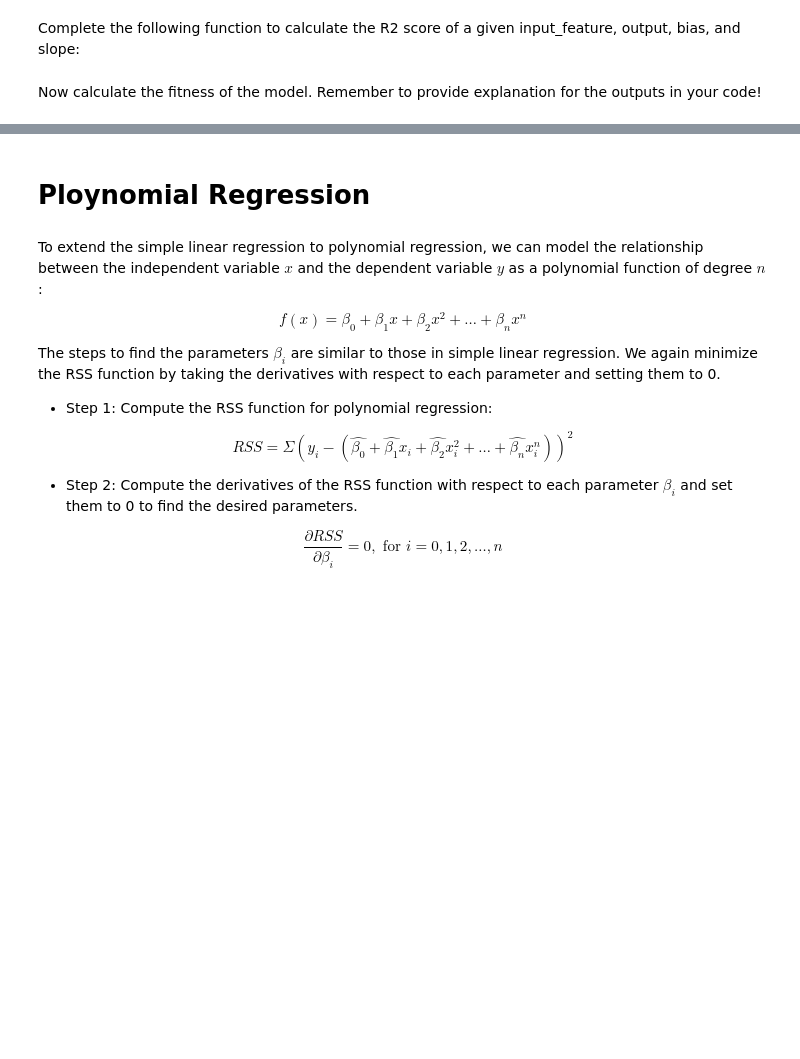
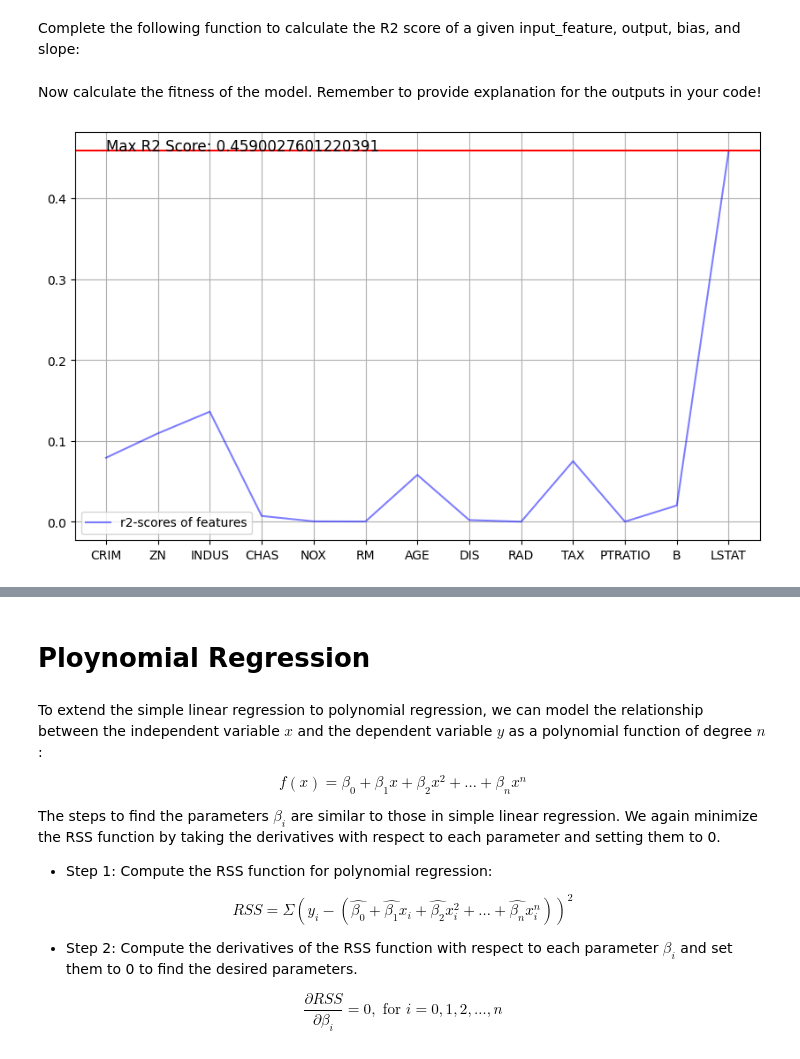
Before and after one commit to javadkavian/AI_Assignments, a Jupyter notebook: A4/CA04_Spring403.ipynb, the cells around one changed output, grey strips where cells are left out. Saved outputs shown, nothing was run; the diff lists cells and outputs as text; code cells hidden in the pictures; blank space fills up the shorter version.

Commit message:
add linear regression

```diff
--- a/A4/CA04_Spring403.ipynb
+++ b/A4/CA04_Spring403.ipynb
@@ -194,0 +277,16 @@ for feature in designated_feature_list:
+# %%
+designated_feature_list = df.columns.to_list()[:-1]
+r2_scores = []
+for feature in designated_feature_list:
+  alpha, beta = linear_regression(df[feature].to_numpy(), df['MEDV'])
+  r2_scores.append(get_r2_score(get_regression_predictions(df[feature].to_numpy(), beta, alpha), df['MEDV']))
+
+plt.figure(figsize=(10, 6))
+plt.plot(designated_feature_list, r2_scores, alpha = 0.5, label="r2-scores of features", color='blue')
+plt.legend()
+plt.grid()
+plt.axhline(y = max(r2_scores), color = 'red')
+plt.text(0, max(r2_scores), f'Max R2 Score: {max(r2_scores)}', color='black', fontsize=12)
+plt.show()
+# %% [output]
+[figure, added]
```
Also changed, not shown: parts of 16 cells of this notebook.
